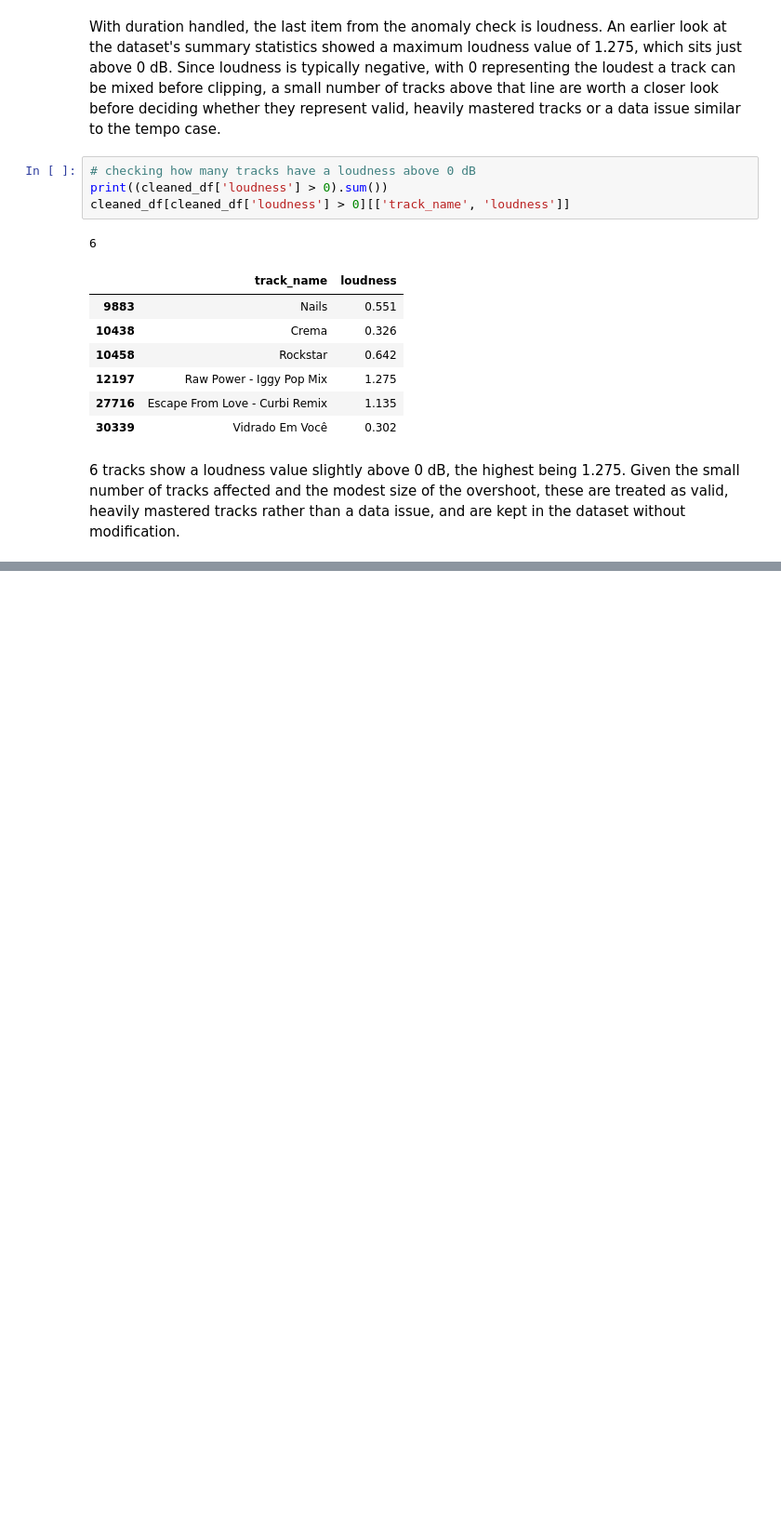
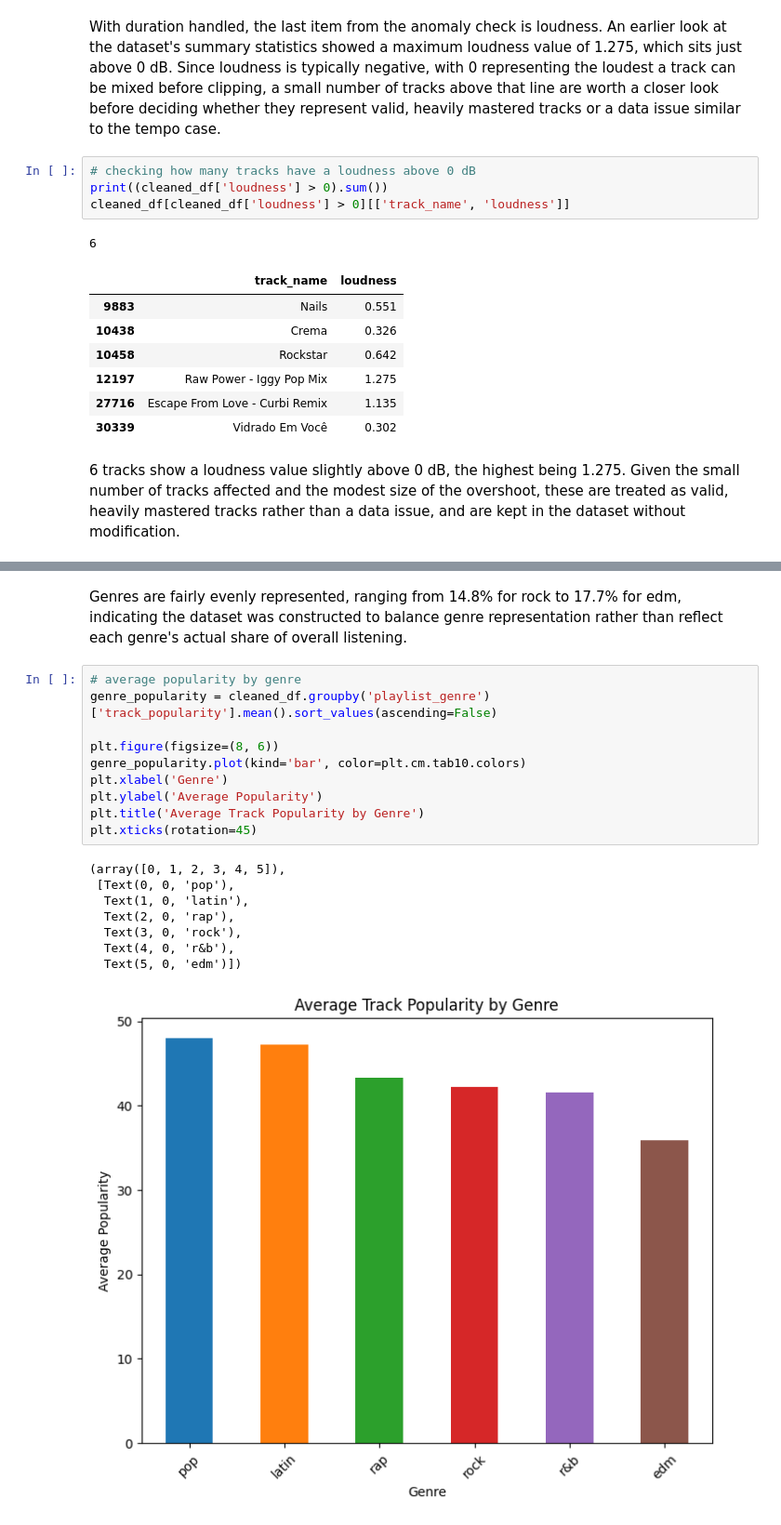
Before and after one commit to vipphan/spotify-capstone, a Jupyter notebook: spotify_capstone.ipynb, the cells around one changed output, grey strips where cells are left out. Shown at 93% size. Saved outputs shown, nothing was run; the diff lists cells and outputs as text; blank space fills up the shorter version.

```diff
--- a/spotify_capstone.ipynb
+++ b/spotify_capstone.ipynb
@@ -373,0 +453,24 @@ modification.
+# %% [markdown]
+Genres are fairly evenly represented, ranging from 14.8% for rock to
+17.7% for edm, indicating the dataset was constructed to balance genre
+representation rather than reflect each genre's actual share of overall
+listening.
+# %%
+# average popularity by genre
+genre_popularity = cleaned_df.groupby('playlist_genre')['track_popularity'].mean().sort_values(ascending=False)
+
+plt.figure(figsize=(8, 6))
+genre_popularity.plot(kind='bar', color=plt.cm.tab10.colors)
+plt.xlabel('Genre')
+plt.ylabel('Average Popularity')
+plt.title('Average Track Popularity by Genre')
+plt.xticks(rotation=45)
+# %% [output]
+(array([0, 1, 2, 3, 4, 5]),
+ [Text(0, 0, 'pop'),
+  Text(1, 0, 'latin'),
+  Text(2, 0, 'rap'),
+  Text(3, 0, 'rock'),
+  Text(4, 0, 'r&b'),
+  Text(5, 0, 'edm')])
+[figure, added]
```
Also changed, not shown: parts of 25 cells of this notebook.
